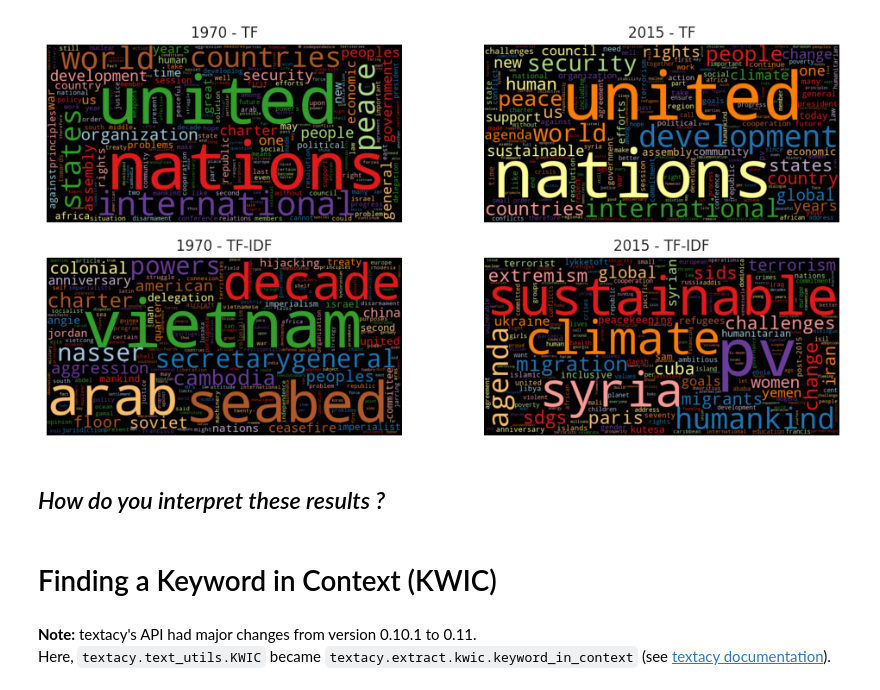
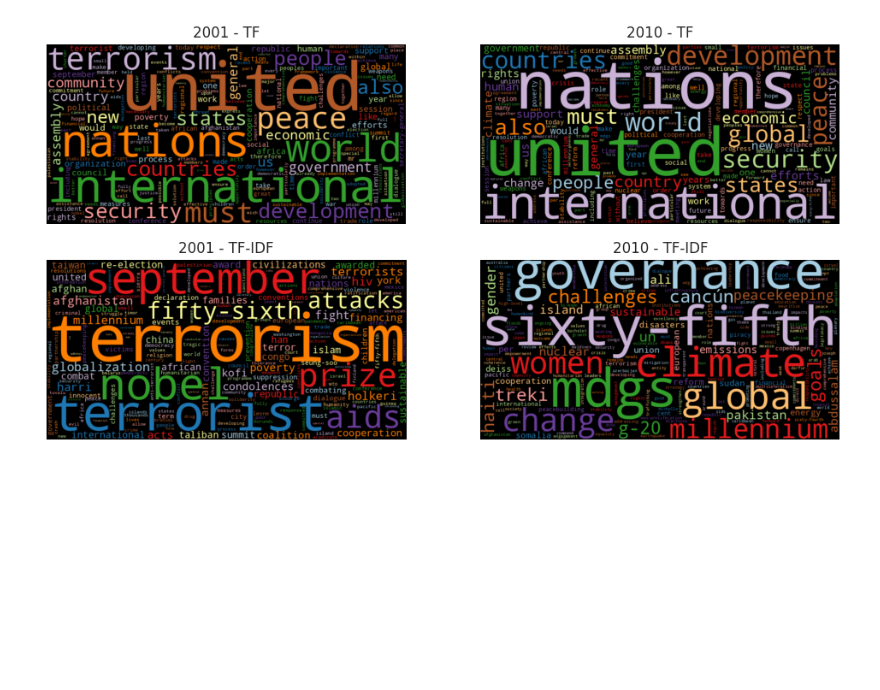
Before and after one commit to julianencisoizquierdo/NLP_Python_UN_speeches, a Jupyter notebook: NLP_Deriving_Insigths_from_the_UN.ipynb, the cells around one changed output. Drawn from its saved outputs; the diff is of its cells as text; code cells hidden in the pictures; blank space fills up the shorter version.

```diff
--- a/NLP_Deriving_Insigths_from_the_UN.ipynb
+++ b/NLP_Deriving_Insigths_from_the_UN.ipynb
@@ -416,13 +152,0 @@ ax.set(xlabel='Frequency', ylabel='Token', title='Top Words');
-# %%
-## select only the text for year 2015 for the USA
-from wordcloud import WordCloud
-from matplotlib import pyplot as plt
-
-text = df.query("year==2015 and country=='USA'")['text'].values[0]
-
-plt.figure(figsize=(4, 2)) ###
-wc = WordCloud(max_words=100, stopwords=stopwords)
-wc.generate(text)
-plt.imshow(wc, interpolation='bilinear')
-plt.axis("off")
-plt.show()
@@ -434,19 +156,15 @@ from collections import Counter ###
 
 def wordcloud(word_freq, title=None, max_words=200, stopwords=None):
 
-  ''' What does this function accomplish ? '''
-
   wc = WordCloud(width=800, height=400,
                   background_color= "black", colormap="Paired",
                   max_font_size=150, max_words=max_words)
 
-  # convert data frame into dict
   if type(word_freq) == pd.Series:
       counter = Counter(word_freq.fillna(0).to_dict())
   else:
       counter = word_freq
 
-  # filter stop words in frequency counter
   if stopwords is not None:
       counter = {token:freq for (token, freq) in counter.items()
                             if token not in stopwords}
@@ -524,33 +212,29 @@ freq_df.head(3)
 # %%
-freq_1970 = count_words(df[df['year'] == 1970])
-freq_2015 = count_words(df[df['year'] == 2015])
+freq_2001 = count_words(df[df['year'] == 2001])
+freq_2010 = count_words(df[df['year'] == 2010])
 
-freq_1970['tfidf'] = freq_1970['freq'] * idf_df['idf']
-freq_2015['tfidf'] = freq_2015['freq'] * idf_df['idf']
+freq_2001['tfidf'] = freq_2001['freq'] * idf_df['idf']
+freq_2010['tfidf'] = freq_2010['freq'] * idf_df['idf']
 
-plt.figure(figsize=(12,6)) ###
-#wordcloud(freq_df['freq'], title='All years', subplot=(1,3,1))
-plt.subplot()## fill in the blank
-wordcloud(freq_1970['freq'], title='1970 - TF',
+plt.figure(figsize=(12,6))
+
+plt.subplot(2,2,1)
+wordcloud(freq_2001['freq'], title='2001 - TF',
           stopwords=['twenty-fifth', 'twenty-five'])
-plt.subplot() ## fill in the blank
-wordcloud(freq_2015['freq'], title='2015 - TF',
+
+plt.subplot(2,2,2)
+wordcloud(freq_2010['freq'], title='2010 - TF',
           stopwords=['seventieth'])
-plt.subplot()## fill in the blank
-wordcloud(freq_1970['tfidf'], title='1970 - TF-IDF',
+
+plt.subplot(2,2,3)
+wordcloud(freq_2001['tfidf'], title='2001 - TF-IDF',
           stopwords=['twenty-fifth', 'twenty-five', 'twenty', 'fifth'])
-plt.subplot()## fill in the blank
-wordcloud(freq_2015['tfidf'], title='2015 - TF-IDF',
+
+plt.subplot(2,2,4)
+wordcloud(freq_2010['tfidf'], title='2010 - TF-IDF',
           stopwords=['seventieth'])
 # %% [output]
-[figure, old version]
+[figure, new version]
-# %% [markdown]
-## *How do you interpret these results ?*
-# %% [markdown]
-# Finding a Keyword in Context (KWIC)
-# %% [markdown]
-**Note:** textacy's API had major changes from version 0.10.1 to 0.11.
-Here, `textacy.text_utils.KWIC` became `textacy.extract.kwic.keyword_in_context` (see [textacy documentation](https://textacy.readthedocs.io/en/latest/api_reference/extract.html#module-textacy.extract.kwic)).
 # %%
 import locale
 def getpreferredencoding(do_setlocale = True):
```
Also changed, not shown: parts of 99 cells of this notebook.
